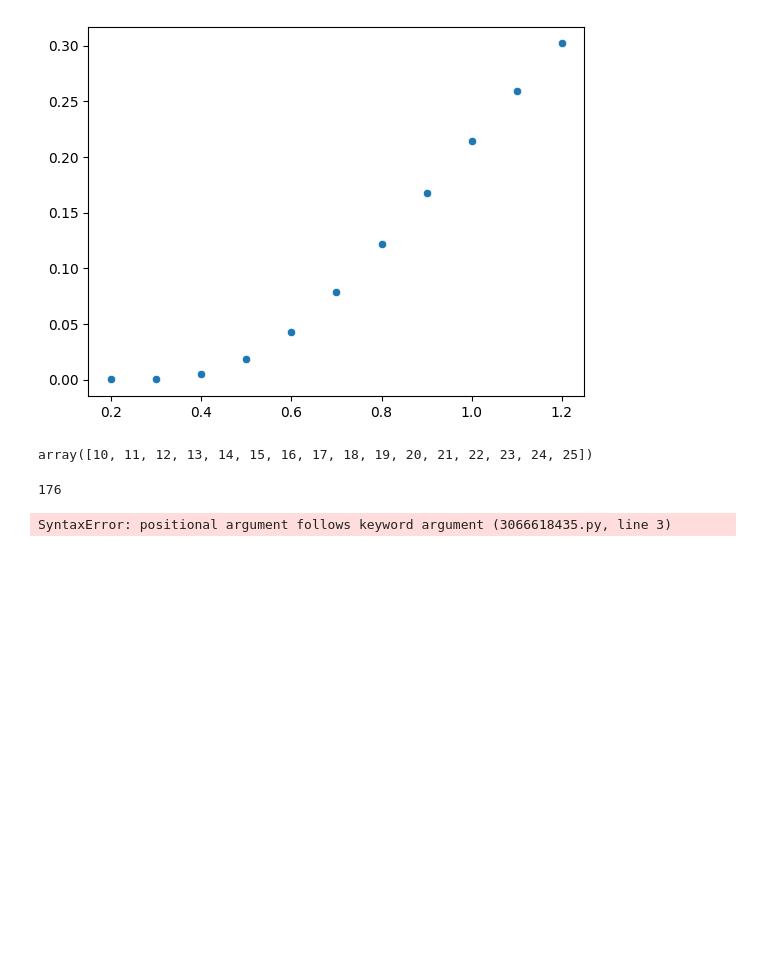
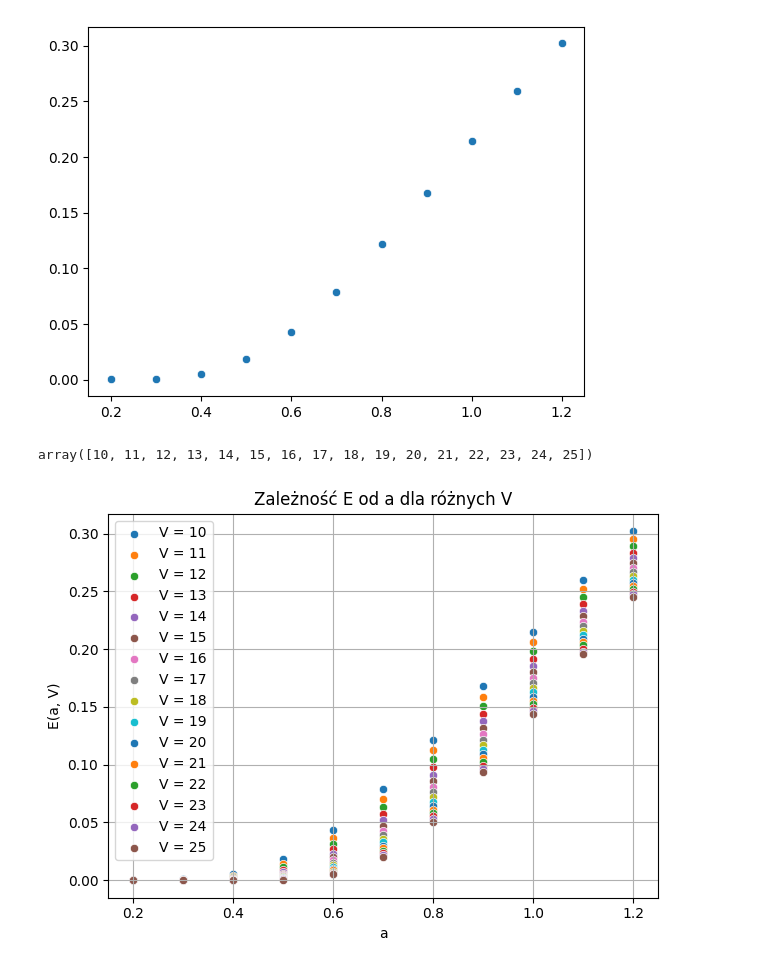
Before and after one commit to marcelbiezunski/projektowanie_sieci_telekomunikacyjnych, a Jupyter notebook: cwiczenia1.ipynb, the cells around one changed output. Drawn from its saved outputs; the diff is of its cells as text; code cells hidden in the pictures; blank space fills up the shorter version.

Commit message:
dodano legende i iterowanie po v oraz wyswietlanie dla nich wartosci E

```diff
--- a/cwiczenia1.ipynb
+++ b/cwiczenia1.ipynb
@@ -46,25 +46,15 @@ V_list = np.arange(10, 26, 1)
 V_list
 # %% [output]
 array([10, 11, 12, 13, 14, 15, 16, 17, 18, 19, 20, 21, 22, 23, 24, 25])
-# %%
-def oblicz_E(a_list, V_list):
-    wyniki_ze_zmiennym_V = []
-    for a in a_list:
-        for V in V_list:
-            A = a*V
-            licznik = (A**V)/factorial(V, exact=False)
-            mianownik = np.sum([(A**k) / factorial(k, exact=False) for k in range(V+1)])
-            E = licznik/mianownik
-            wyniki_ze_zmiennym_V.append(E)
-    return wyniki_ze_zmiennym_V
-# %%
-nowe_wyniki_E = oblicz_E(a_list, V_list)
-len(nowe_wyniki_E)
-# %% [output]
-176
 # %%
 for V in V_list:
     wartosci_E = oblicz_E(a_list, V)
-    sns.scatterplot(x=a_list, y=wartosci_E)
+    sns.scatterplot(x=a_list, y=wartosci_E, label=f'V = {V}')
+plt.xlabel("a")
+plt.ylabel("E(a, V)")
+plt.title("Zależność E od a dla różnych V")
+plt.legend()
+plt.grid(True)
+plt.tight_layout()
 # %% [output]
-SyntaxError: positional argument follows keyword argument (3066618435.py, line 3)
+[figure, added]
```
